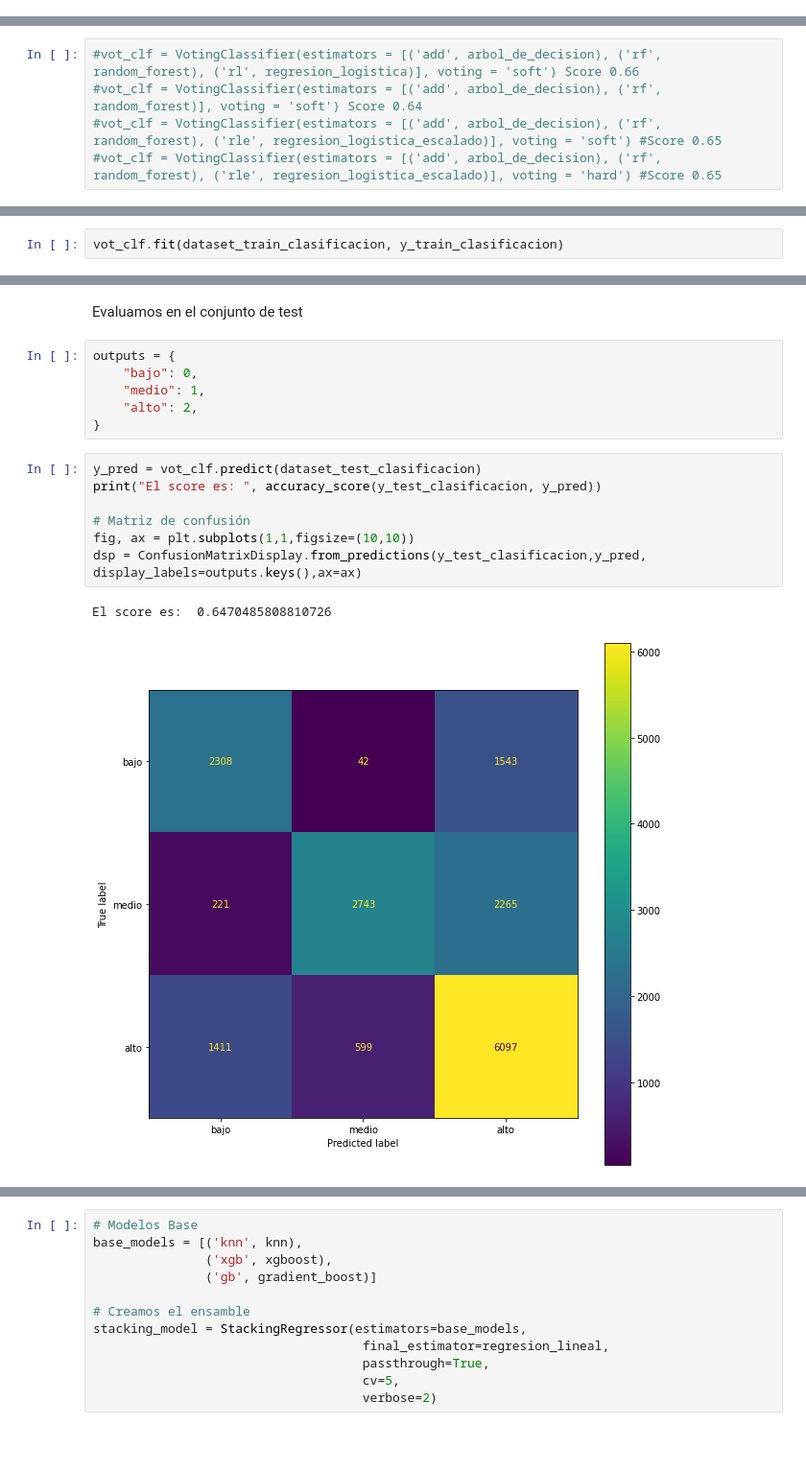
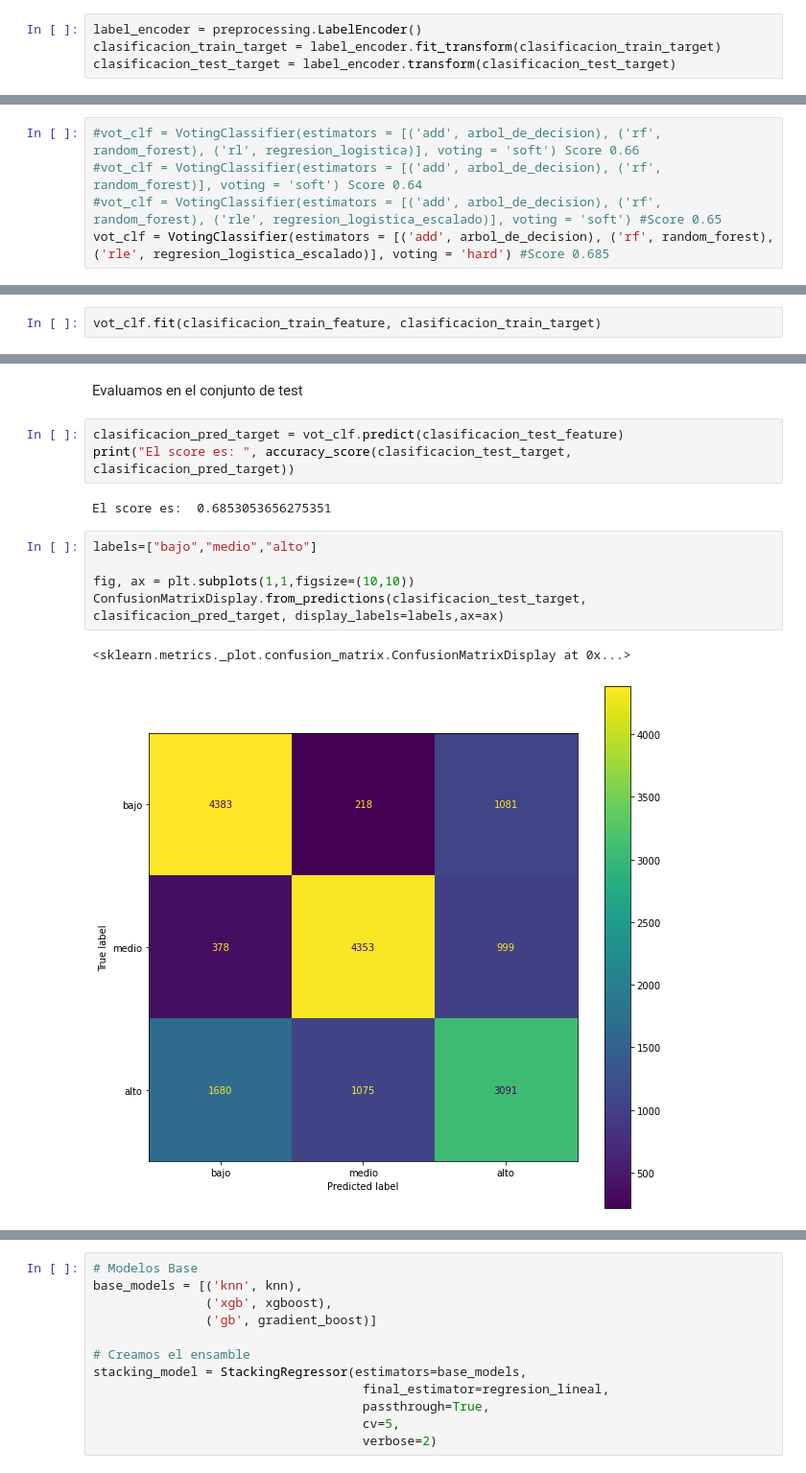
Before and after one commit to ManuSanchez02/7506R-2c2022-GRUPO09, a Jupyter notebook: tp2/7506_R_TP2_GRUPO09_ENTREGA_N3(Ensambles).ipynb, the cells around one changed output, grey strips where cells are left out. Shown at 96% size. Saved outputs shown, nothing was run; the diff lists cells and outputs as text; blank space fills up the shorter version.

```diff
--- a/tp2/7506_R_TP2_GRUPO09_ENTREGA_N3(Ensambles).ipynb
+++ b/tp2/7506_R_TP2_GRUPO09_ENTREGA_N3(Ensambles).ipynb
@@ -92,3 +91,7 @@ gradient_boost = load("gradient_boosting.joblib")
+# %%
+label_encoder = preprocessing.LabelEncoder()
+clasificacion_train_target = label_encoder.fit_transform(clasificacion_train_target)
+clasificacion_test_target = label_encoder.transform(clasificacion_test_target)
 # %% [markdown]
 Creamos ensamble de votación
 # %%
@@ -97,8 +100,8 @@ regresion_logistica_escalado = Pipeline([("ss", StandardScaler()), ("rl", regres
 #vot_clf = VotingClassifier(estimators = [('add', arbol_de_decision), ('rf', random_forest), ('rl', regresion_logistica)], voting = 'soft') Score 0.66
 #vot_clf = VotingClassifier(estimators = [('add', arbol_de_decision), ('rf', random_forest)], voting = 'soft') Score 0.64
 #vot_clf = VotingClassifier(estimators = [('add', arbol_de_decision), ('rf', random_forest), ('rle', regresion_logistica_escalado)], voting = 'soft') #Score 0.65
-#vot_clf = VotingClassifier(estimators = [('add', arbol_de_decision), ('rf', random_forest), ('rle', regresion_logistica_escalado)], voting = 'hard') #Score 0.65
+vot_clf = VotingClassifier(estimators = [('add', arbol_de_decision), ('rf', random_forest), ('rle', regresion_logistica_escalado)], voting = 'hard') #Score 0.685
 # %% [markdown]
 Entrenamos el modelo
 # %%
-vot_clf.fit(dataset_train_clasificacion, y_train_clasificacion)
+vot_clf.fit(clasificacion_train_feature, clasificacion_train_target)
@@ -123,19 +108,16 @@ VotingClassifier(estimators=[('add',
 # %% [markdown]
 Evaluamos en el conjunto de test
-# %%
-outputs = {
-    "bajo": 0,
-    "medio": 1,
-    "alto": 2,
-}
+# %%
+clasificacion_pred_target = vot_clf.predict(clasificacion_test_feature)
+print("El score es: ", accuracy_score(clasificacion_test_target, clasificacion_pred_target))
+# %% [output]
+El score es:  0.6853053656275351
 # %%
-y_pred = vot_clf.predict(dataset_test_clasificacion)
-print("El score es: ", accuracy_score(y_test_clasificacion, y_pred))
+labels=["bajo","medio","alto"]
 
-# Matriz de confusión
 fig, ax = plt.subplots(1,1,figsize=(10,10))
-dsp = ConfusionMatrixDisplay.from_predictions(y_test_clasificacion,y_pred, display_labels=outputs.keys(),ax=ax)
+ConfusionMatrixDisplay.from_predictions(clasificacion_test_target, clasificacion_pred_target, display_labels=labels,ax=ax)
 # %% [output]
-El score es:  0.6470485808810726
+<sklearn.metrics._plot.confusion_matrix.ConfusionMatrixDisplay at 0x...>
-[figure, old version]
+[figure, new version]
 # %% [markdown]
```
Also changed, not shown: parts of 18 cells of this notebook.
